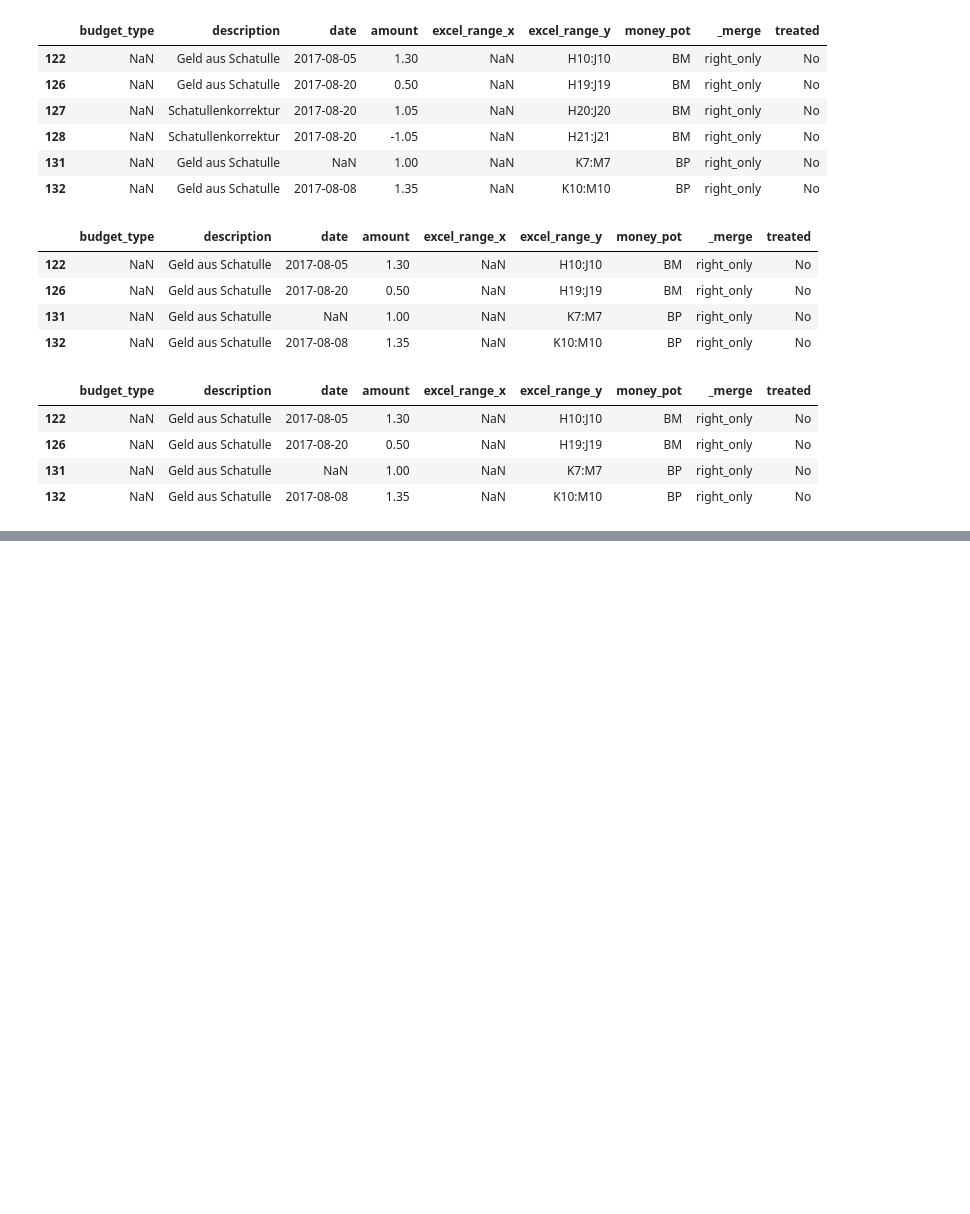
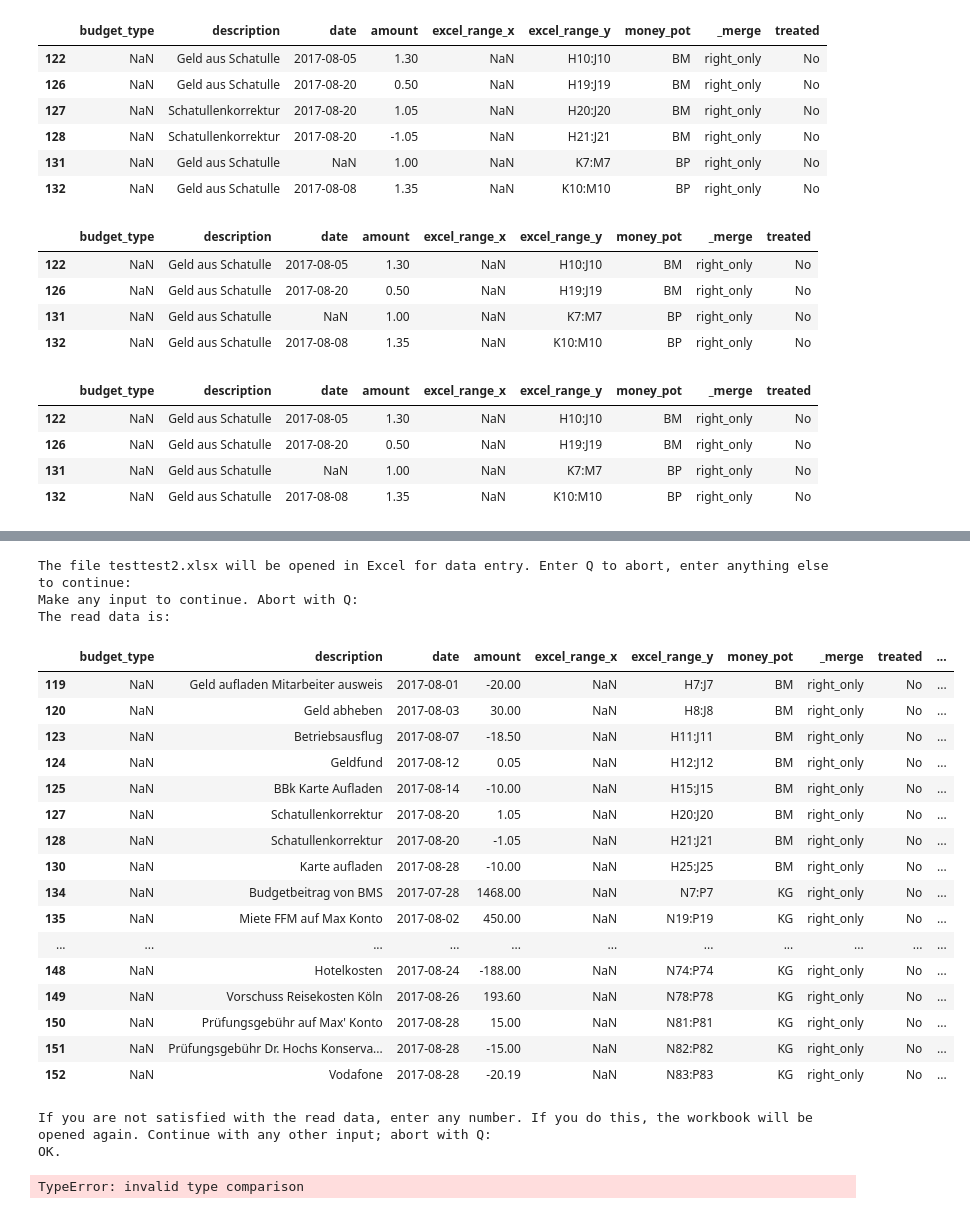
Before and after one commit to maxkoe/budgeter, a Jupyter notebook: excel_to_db.ipynb, the cells around one changed output, grey strips where cells are left out. Cells and saved outputs as stored; diff of their text form; code cells hidden in the pictures; blank space fills up the shorter version.

```diff
--- a/excel_to_db.ipynb
+++ b/excel_to_db.ipynb
@@ -579,2 +550,27 @@ display(remaining)
 # %%
-checked_full_match_konto = use_excel_for_data_entry(mark_transfers_filename, copy_mode=False)
+checked_data = use_excel_for_data_entry(mark_transfers_filename, copy_mode=False, open_before_read=True)
+checked_transfer_data = checked_data[checked_data['is_transfer'] == 'X']
+# %% [output]
+The file testtest2.xlsx will be opened in Excel for data entry. Enter Q to abort, enter anything else to continue:
+Make any input to continue. Abort with Q:
+The read data is:
+|  | budget_type | description | date | amount | excel_range_x | excel_range_y | money_pot | _merge | treated | ... |
+| 119 | NaN | Geld aufladen Mitarbeiter ausweis | 2017-08-01 | -20.00 | NaN | H7:J7 | BM | right_only | No | ... |
+| 120 | NaN | Geld abheben | 2017-08-03 | 30.00 | NaN | H8:J8 | BM | right_only | No | ... |
+| 123 | NaN | Betriebsausflug | 2017-08-07 | -18.50 | NaN | H11:J11 | BM | right_only | No | ... |
+| 124 | NaN | Geldfund | 2017-08-12 | 0.05 | NaN | H12:J12 | BM | right_only | No | ... |
+| 125 | NaN | BBk Karte Aufladen | 2017-08-14 | -10.00 | NaN | H15:J15 | BM | right_only | No | ... |
+| 127 | NaN | Schatullenkorrektur | 2017-08-20 | 1.05 | NaN | H20:J20 | BM | right_only | No | ... |
+| 128 | NaN | Schatullenkorrektur | 2017-08-20 | -1.05 | NaN | H21:J21 | BM | right_only | No | ... |
+| 130 | NaN | Karte aufladen | 2017-08-28 | -10.00 | NaN | H25:J25 | BM | right_only | No | ... |
+| 134 | NaN | Budgetbeitrag von BMS | 2017-07-28 | 1468.00 | NaN | N7:P7 | KG | right_only | No | ... |
+| 135 | NaN | Miete FFM auf Max Konto | 2017-08-02 | 450.00 | NaN | N19:P19 | KG | right_only | No | ... |
+| ... | ... | ... | ... | ... | ... | ... | ... | ... | ... | ... |
+| 148 | NaN | Hotelkosten | 2017-08-24 | -188.00 | NaN | N74:P74 | KG | right_only | No | ... |
+| 149 | NaN | Vorschuss Reisekosten Köln | 2017-08-26 | 193.60 | NaN | N78:P78 | KG | right_only | No | ... |
+| 150 | NaN | Prüfungsgebühr auf Max' Konto | 2017-08-28 | 15.00 | NaN | N81:P81 | KG | right_only | No | ... |
+| 151 | NaN | Prüfungsgebühr Dr. Hochs Konserva... | 2017-08-28 | -15.00 | NaN | N82:P82 | KG | right_only | No | ... |
+| 152 | NaN | Vodafone | 2017-08-28 | -20.19 | NaN | N83:P83 | KG | right_only | No | ... |
+If you are not satisfied with the read data, enter any number. If you do this, the workbook will be opened again. Continue with any other input; abort with Q:
+OK.
+TypeError: invalid type comparison
```
Also changed, not shown: parts of 17 cells of this notebook.
